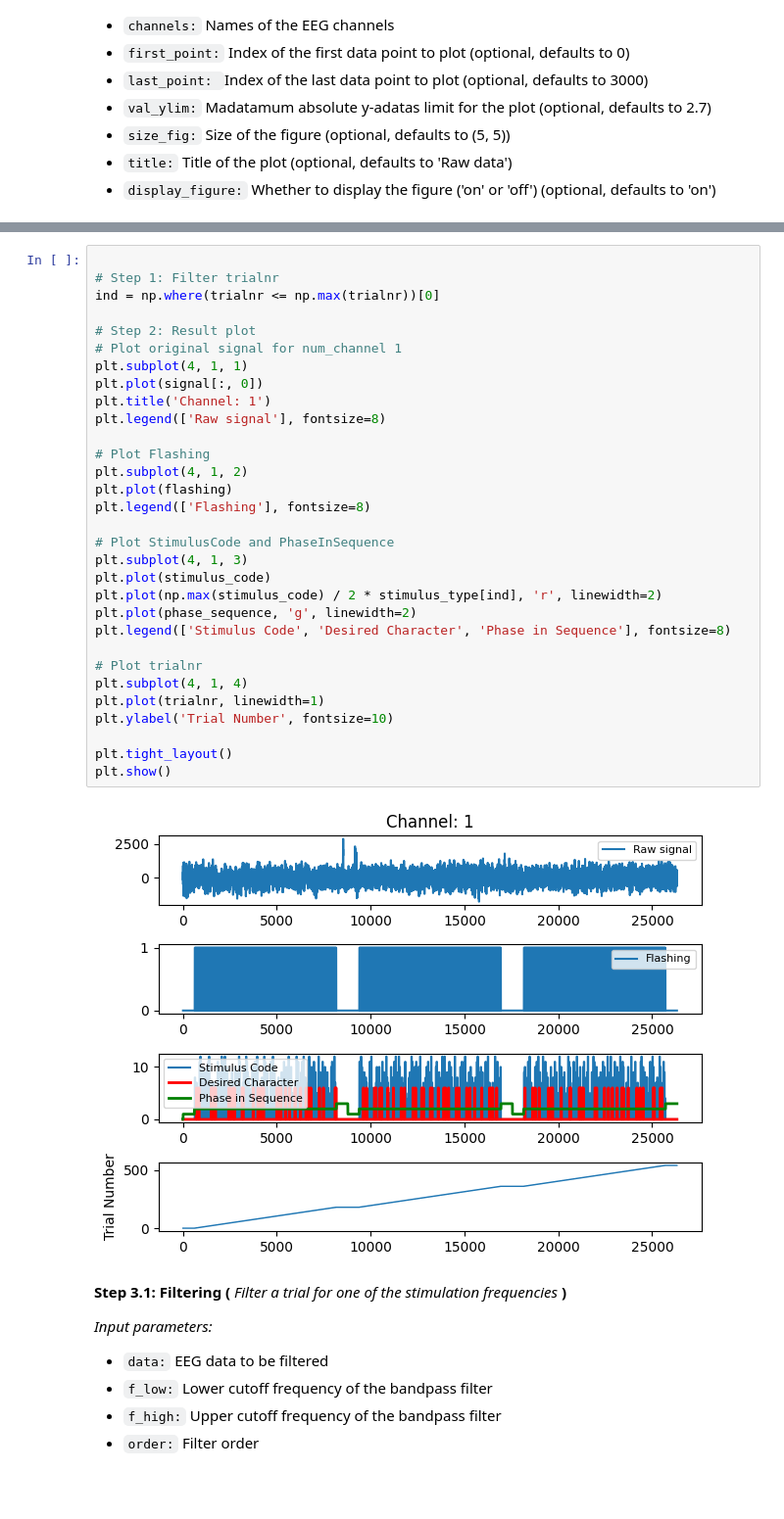
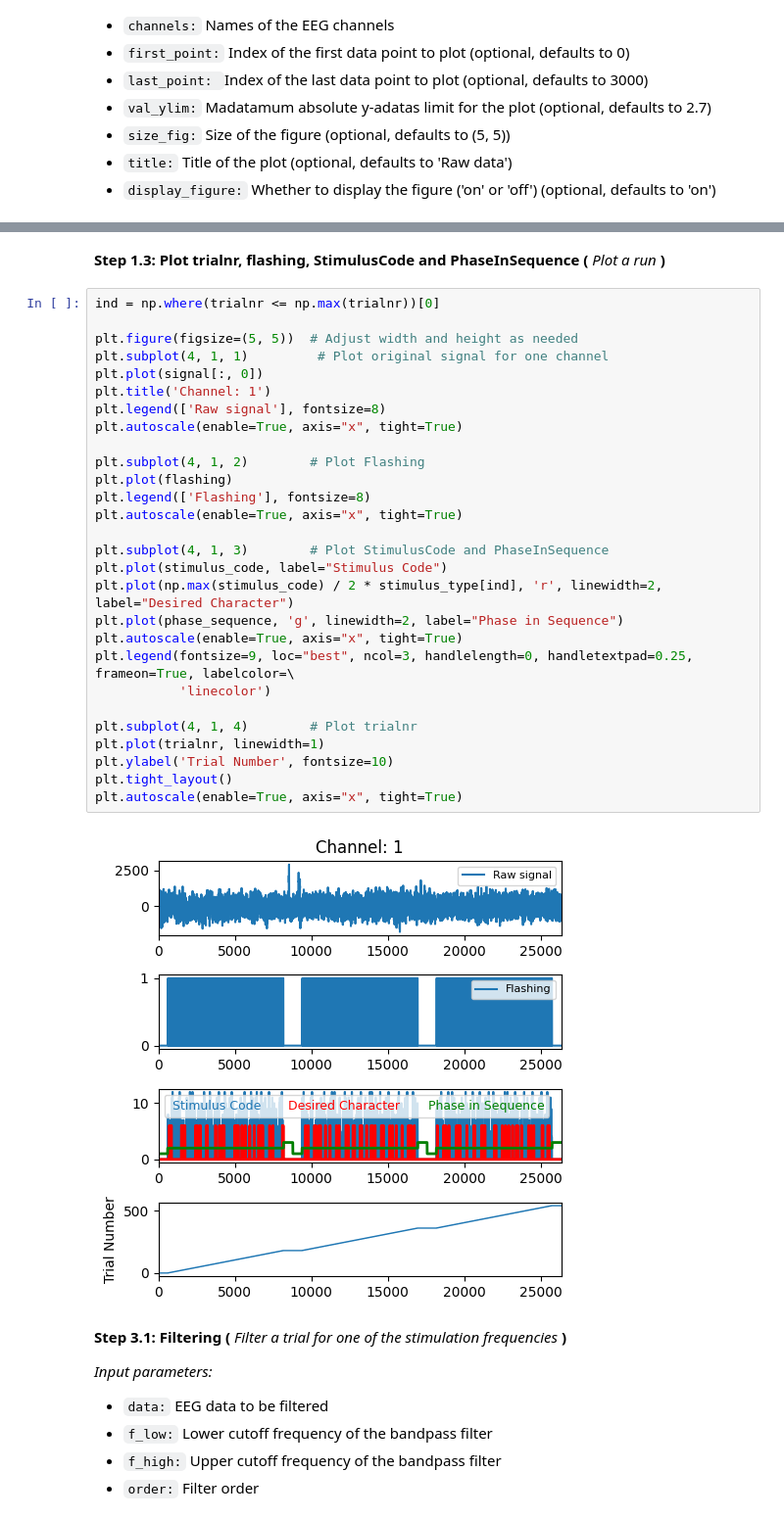
Before and after one commit to RezaSaadatyar/P300-based-EEG-signal-processing, a Jupyter notebook: Code/Python/P300.ipynb, the cells around one changed output, grey strips where cells are left out. Shown at 98% size. Cells and saved outputs as stored; diff of their text form; blank space fills up the shorter version.

```diff
--- a/Code/Python/P300.ipynb
+++ b/Code/Python/P300.ipynb
@@ -88,38 +92,37 @@ Plot_data.plot_data(signal, fs, channels_name=None, first_point=0, last_point=12
 # %% [output]
 [figure]
+# %% [markdown]
+**Step 1.3: Plot trialnr, flashing, StimulusCode and PhaseInSequence (** *Plot a run* **)**<br/>
 # %%
-
-# Step 1: Filter trialnr
 ind = np.where(trialnr <= np.max(trialnr))[0]
 
-# Step 2: Result plot
-# Plot original signal for num_channel 1
-plt.subplot(4, 1, 1)
+plt.figure(figsize=(5, 5))  # Adjust width and height as needed
+plt.subplot(4, 1, 1)         # Plot original signal for one channel
 plt.plot(signal[:, 0])
 plt.title('Channel: 1')
 plt.legend(['Raw signal'], fontsize=8)
+plt.autoscale(enable=True, axis="x", tight=True)
 
-# Plot Flashing
-plt.subplot(4, 1, 2)
+plt.subplot(4, 1, 2)        # Plot Flashing
 plt.plot(flashing)
 plt.legend(['Flashing'], fontsize=8)
+plt.autoscale(enable=True, axis="x", tight=True)
 
-# Plot StimulusCode and PhaseInSequence
-plt.subplot(4, 1, 3)
-plt.plot(stimulus_code)
-plt.plot(np.max(stimulus_code) / 2 * stimulus_type[ind], 'r', linewidth=2)
-plt.plot(phase_sequence, 'g', linewidth=2)
-plt.legend(['Stimulus Code', 'Desired Character', 'Phase in Sequence'], fontsize=8)
+plt.subplot(4, 1, 3)        # Plot StimulusCode and PhaseInSequence
+plt.plot(stimulus_code, label="Stimulus Code")
+plt.plot(np.max(stimulus_code) / 2 * stimulus_type[ind], 'r', linewidth=2, label="Desired Character")
+plt.plot(phase_sequence, 'g', linewidth=2, label="Phase in Sequence")
+plt.autoscale(enable=True, axis="x", tight=True)
+plt.legend(fontsize=9, loc="best", ncol=3, handlelength=0, handletextpad=0.25, frameon=True, labelcolor=\
+           'linecolor')
 
-# Plot trialnr
-plt.subplot(4, 1, 4)
+plt.subplot(4, 1, 4)        # Plot trialnr
 plt.plot(trialnr, linewidth=1)
 plt.ylabel('Trial Number', fontsize=10)
-
 plt.tight_layout()
-plt.show()
+plt.autoscale(enable=True, axis="x", tight=True)
 # %% [output]
-[figure, old version]
+[figure, new version]
 # %% [markdown]
 **Step 3.1: Filtering (** *Filter a trial for one of the stimulation frequencies* **)**<br/>
 
```
Also changed, not shown: parts of 2 cells of this notebook.
